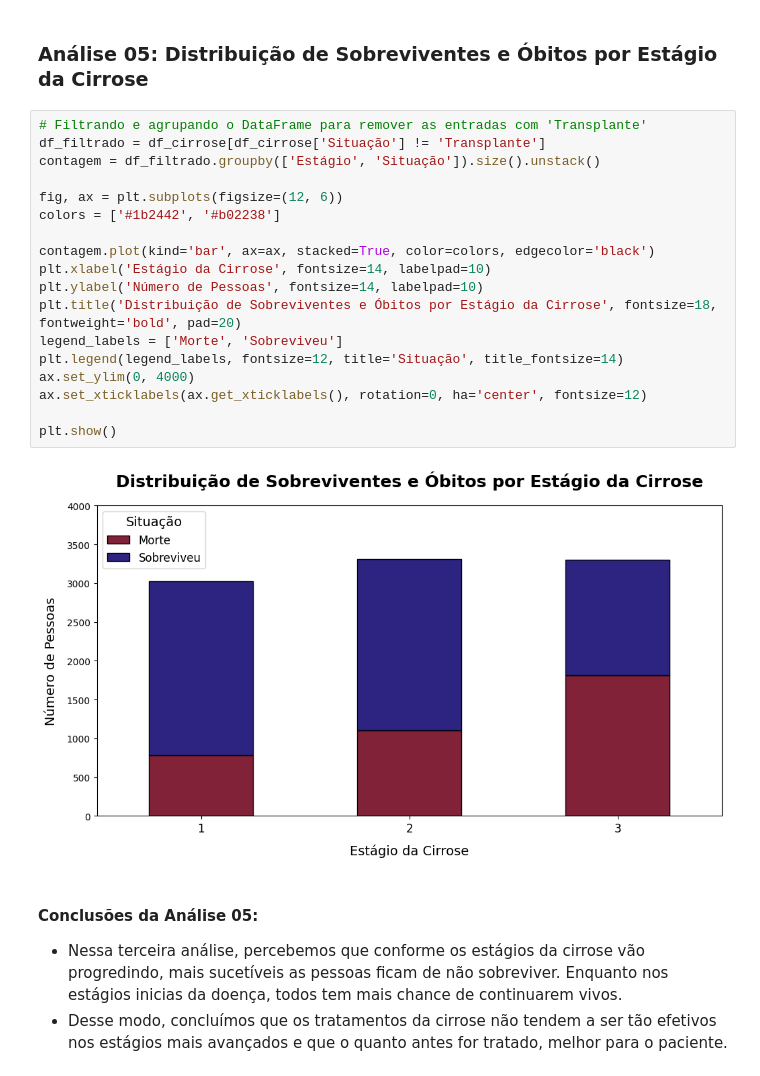
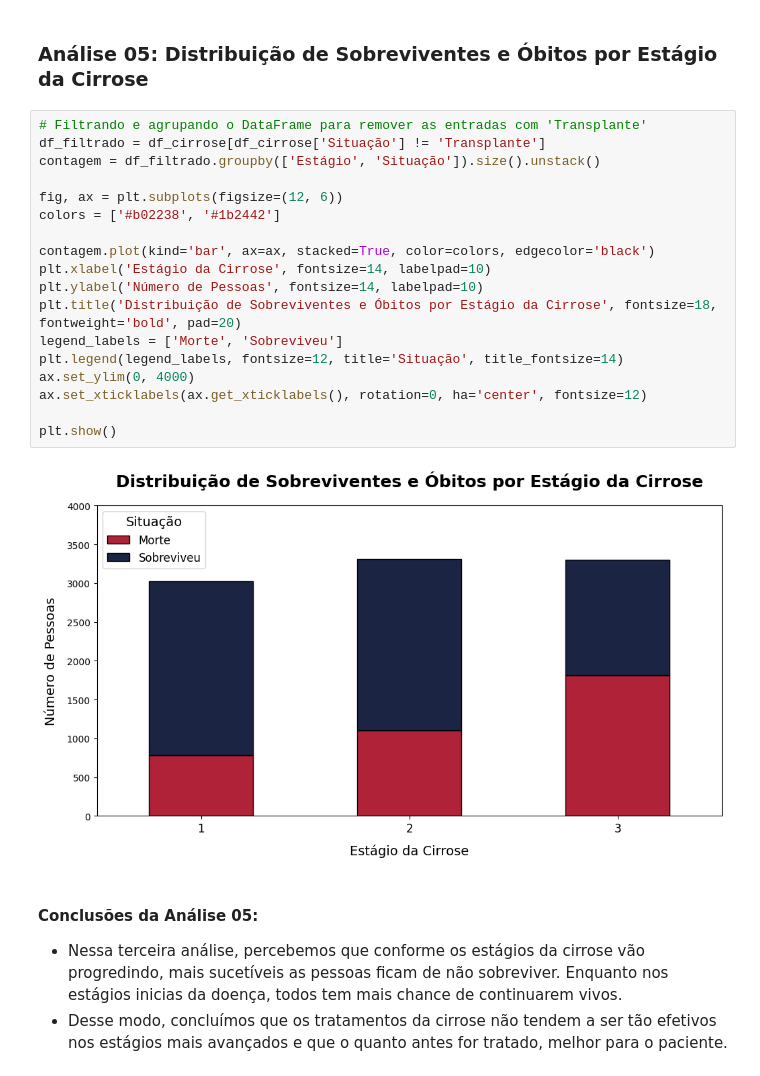
Before and after one commit to rodrigo0567/Cirrosifier-TRAINEES1, a Jupyter notebook: notebooks/eda_categoricos.ipynb, the cells around one changed output. Drawn from its saved outputs; the diff is of its cells as text.

Commit message:
update colors

```diff
--- a/notebooks/eda_categoricos.ipynb
+++ b/notebooks/eda_categoricos.ipynb
@@ -197,23 +197,23 @@ plt.show()
 # %%
 # Filtrando e agrupando o DataFrame para remover as entradas com 'Transplante'
 df_filtrado = df_cirrose[df_cirrose['Situação'] != 'Transplante']
 contagem = df_filtrado.groupby(['Estágio', 'Situação']).size().unstack()
 
 fig, ax = plt.subplots(figsize=(12, 6))
-colors = ['#1b2442', '#b02238']
+colors = ['#b02238', '#1b2442']
 
 contagem.plot(kind='bar', ax=ax, stacked=True, color=colors, edgecolor='black')
 plt.xlabel('Estágio da Cirrose', fontsize=14, labelpad=10)
 plt.ylabel('Número de Pessoas', fontsize=14, labelpad=10)
 plt.title('Distribuição de Sobreviventes e Óbitos por Estágio da Cirrose', fontsize=18, fontweight='bold', pad=20)
 legend_labels = ['Morte', 'Sobreviveu']
 plt.legend(legend_labels, fontsize=12, title='Situação', title_fontsize=14)
 ax.set_ylim(0, 4000)
 ax.set_xticklabels(ax.get_xticklabels(), rotation=0, ha='center', fontsize=12)
 
 plt.show()
 # %% [output]
-[figure, old version]
+[figure, new version]
 # %% [markdown]
 #### Conclusões da Análise 05:
 * Nessa terceira análise, percebemos que conforme os estágios da cirrose vão progredindo, mais sucetíveis as pessoas ficam de não sobreviver. Enquanto nos estágios inicias da doença, todos tem mais chance de continuarem vivos.
```
Also changed, not shown: parts of 1 cell of this notebook.
